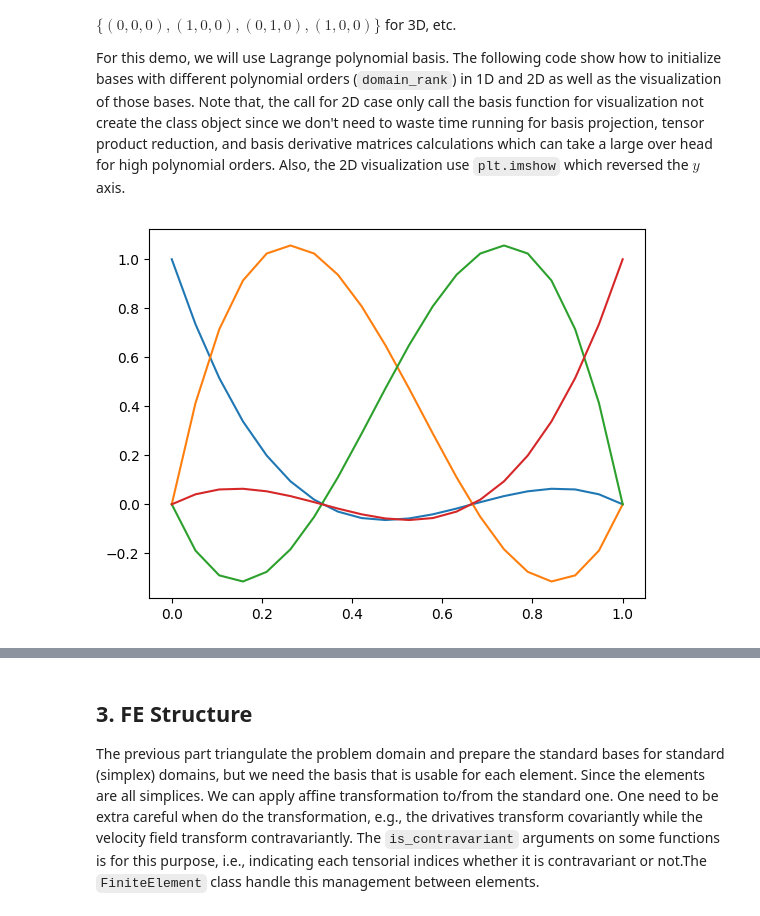
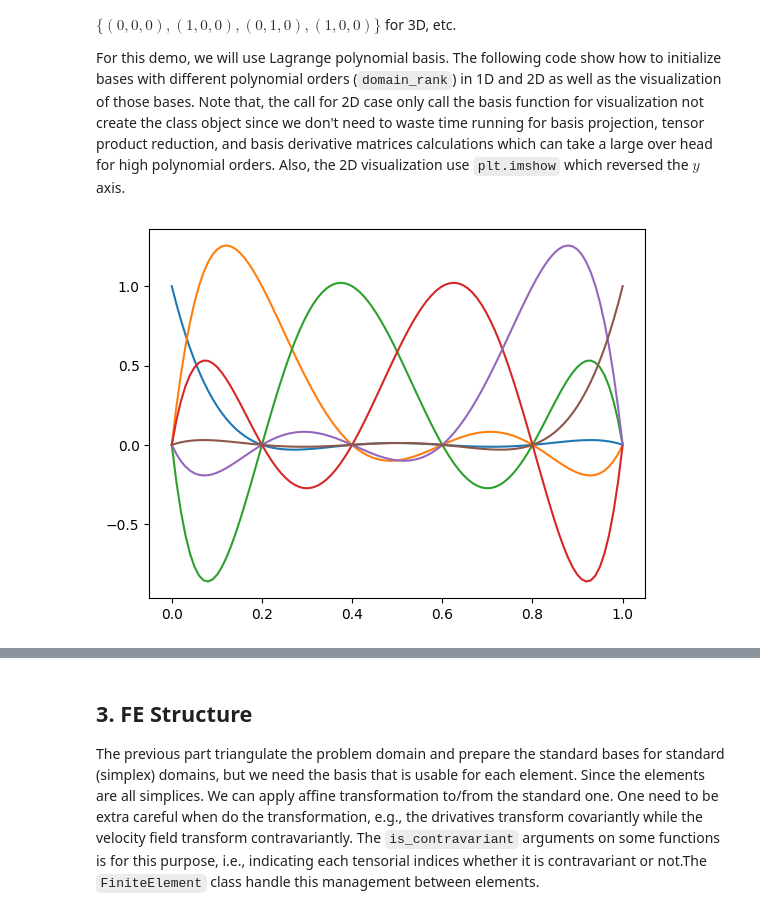
Before and after one commit to c-earth/TNPDE, a Jupyter notebook: demo.ipynb, the cells around one changed output, grey strips where cells are left out. Drawn from its saved outputs; the diff is of its cells as text; code cells hidden in the pictures.

```diff
--- a/demo.ipynb
+++ b/demo.ipynb
@@ -72,11 +72,11 @@ For this demo, we will use Lagrange polynomial basis. The following code show ho
 # %%
 from utils.finite_element import LagrangeBasis
 
-domain_rank = 3
+domain_rank = 5
 basis = LagrangeBasis(d, domain_rank)
 basis.visualize()
 # %% [output]
-[figure, old version]
+[figure, new version]
 # %%
 domain_rank_2D = 3
 mock_basis_2D = LagrangeBasis(d_2D, domain_rank_2D, mock = True)
```
Also changed, not shown: parts of 20 cells of this notebook, 3 other files.
